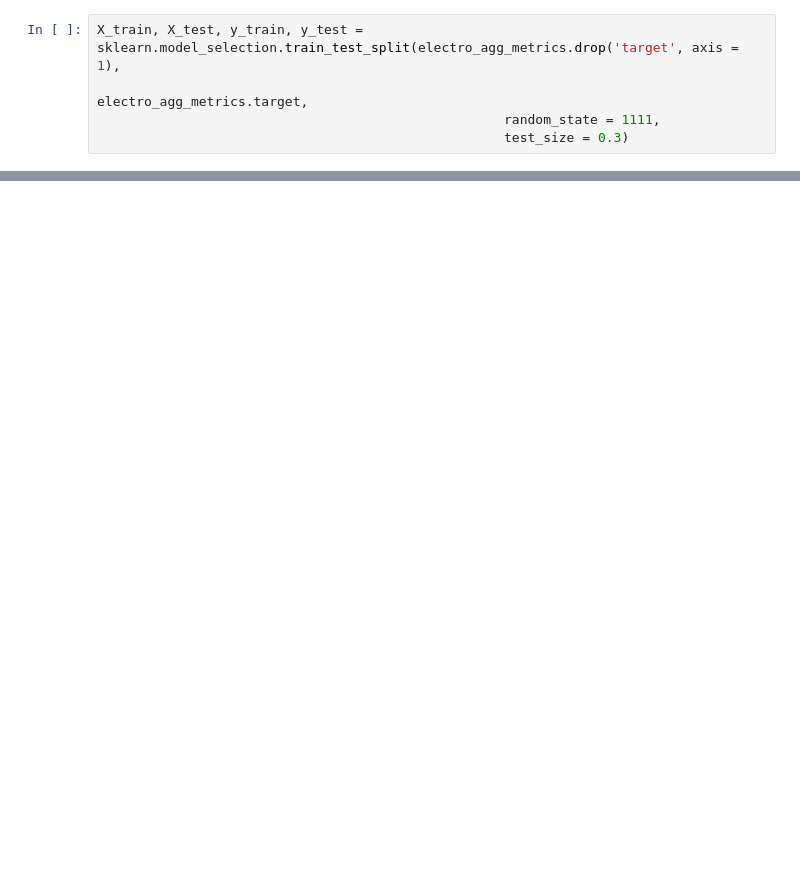
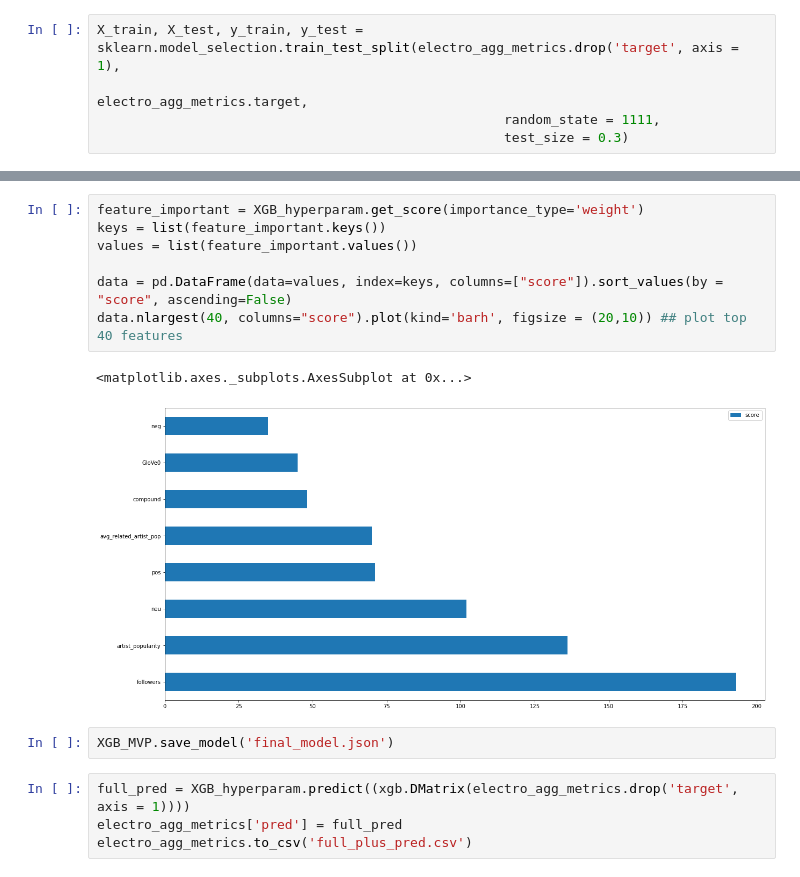
Before and after one commit to alicecye/empoweredar, a Jupyter notebook: Kaggle_Spotify_Data_Review_Full Data_Meta.ipynb, the cells around one changed output, grey strips where cells are left out. Saved outputs shown, nothing was run; the diff lists cells and outputs as text; blank space fills up the shorter version.

```diff
--- a/Kaggle_Spotify_Data_Review_Full Data_Meta.ipynb
+++ b/Kaggle_Spotify_Data_Review_Full Data_Meta.ipynb
@@ -516,0 +601,16 @@ add_results(XGB_hyperparam.predict(xgb.DMatrix(X_test)), "XGB_Hyperparam_lyrics_
+# %%
+feature_important = XGB_hyperparam.get_score(importance_type='weight')
+keys = list(feature_important.keys())
+values = list(feature_important.values())
+
+data = pd.DataFrame(data=values, index=keys, columns=["score"]).sort_values(by = "score", ascending=False)
+data.nlargest(40, columns="score").plot(kind='barh', figsize = (20,10)) ## plot top 40 features
+# %% [output]
+<matplotlib.axes._subplots.AxesSubplot at 0x...>
+[figure, added]
+# %%
+XGB_MVP.save_model('final_model.json')
+# %%
+full_pred = XGB_hyperparam.predict((xgb.DMatrix(electro_agg_metrics.drop('target', axis = 1))))
+electro_agg_metrics['pred'] = full_pred
+electro_agg_metrics.to_csv('full_plus_pred.csv')
```
Also changed, not shown: parts of 17 cells of this notebook, 2 other files.
